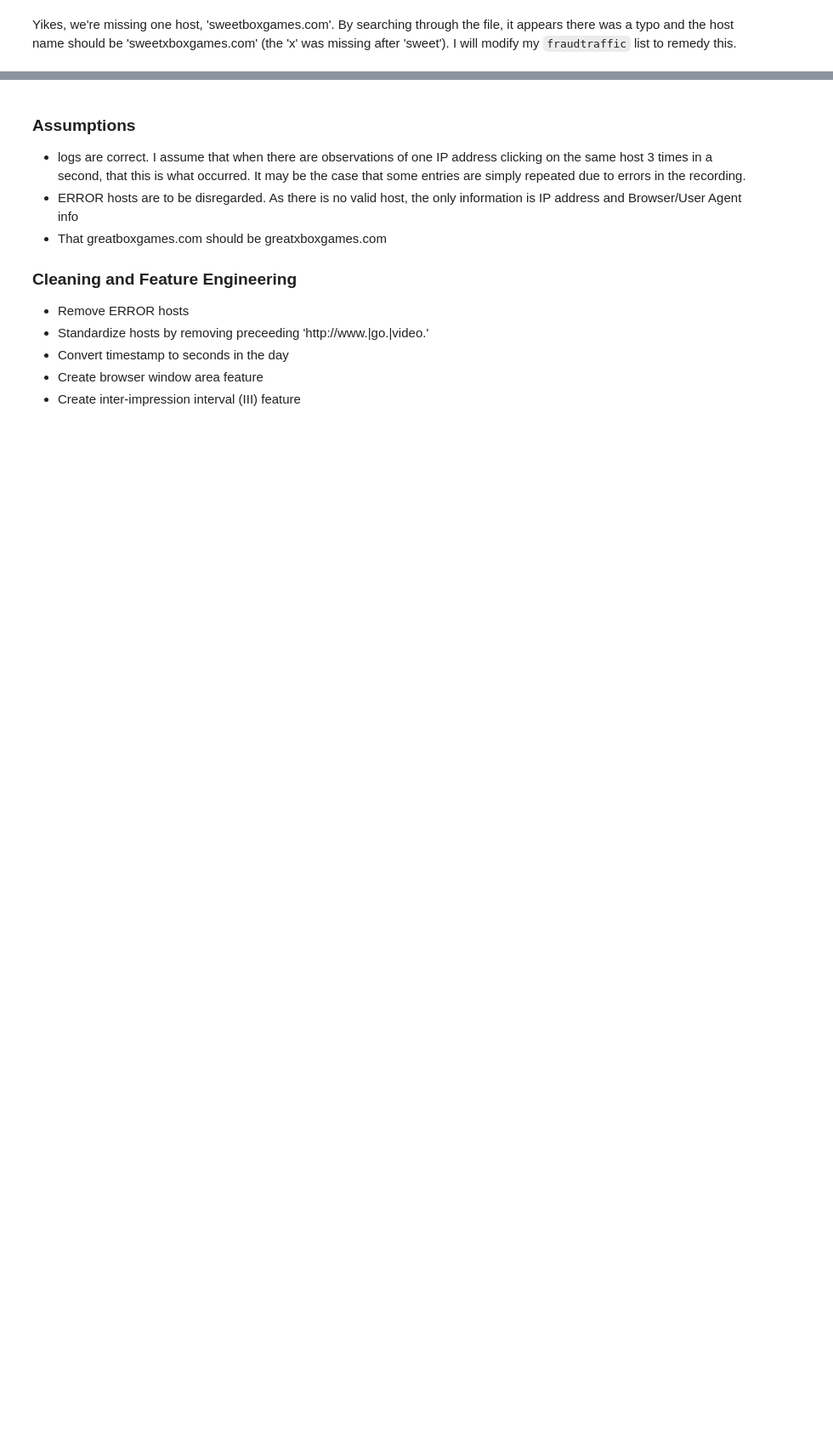
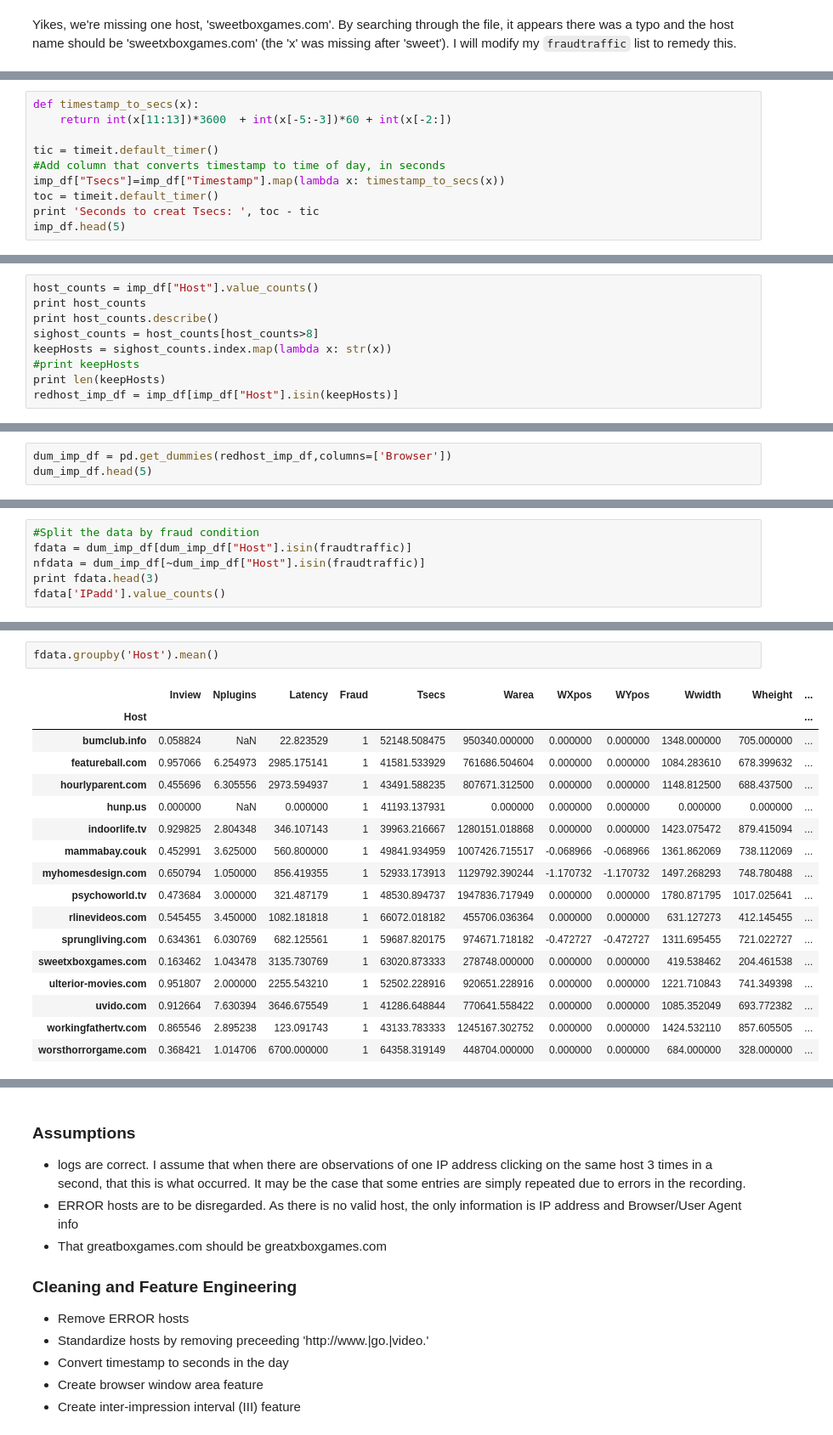
Before and after one commit to aqua001/ad_impression_fraud, a Jupyter notebook: Ad Impression Fraud Analysis.ipynb, the cells around one changed output, grey strips where cells are left out. Shown at 85% size. Saved outputs shown, nothing was run; the diff lists cells and outputs as text; blank space fills up the shorter version.

Commit message:
Add time diff code

```diff
--- a/Ad Impression Fraud Analysis.ipynb
+++ b/Ad Impression Fraud Analysis.ipynb
@@ -259,0 +292,10 @@ test_data
+# %%
+def timestamp_to_secs(x):
+    return int(x[11:13])*3600  + int(x[-5:-3])*60 + int(x[-2:])
+
+tic = timeit.default_timer()
+#Add column that converts timestamp to time of day, in seconds
+imp_df["Tsecs"]=imp_df["Timestamp"].map(lambda x: timestamp_to_secs(x))
+toc = timeit.default_timer()
+print 'Seconds to creat Tsecs: ', toc - tic
+imp_df.head(5)
@@ -259,0 +355,9 @@ test_data
+# %%
+host_counts = imp_df["Host"].value_counts()
+print host_counts
+print host_counts.describe()
+sighost_counts = host_counts[host_counts>8]
+keepHosts = sighost_counts.index.map(lambda x: str(x))
+#print keepHosts
+print len(keepHosts)
+redhost_imp_df = imp_df[imp_df["Host"].isin(keepHosts)]
@@ -259,0 +382,3 @@ test_data
+# %%
+dum_imp_df = pd.get_dummies(redhost_imp_df,columns=['Browser'])
+dum_imp_df.head(5)
@@ -259,0 +429,6 @@ test_data
+# %%
+#Split the data by fraud condition
+fdata = dum_imp_df[dum_imp_df["Host"].isin(fraudtraffic)]
+nfdata = dum_imp_df[~dum_imp_df["Host"].isin(fraudtraffic)]
+print fdata.head(3)
+fdata['IPadd'].value_counts()
@@ -259,0 +485,20 @@ test_data
+# %%
+fdata.groupby('Host').mean()
+# %% [output]
+|  | Inview | Nplugins | Latency | Fraud | Tsecs | Warea | WXpos | WYpos | Wwidth | Wheight | ... |
+| Host |  |  |  |  |  |  |  |  |  |  | ... |
+| bumclub.info | 0.058824 | NaN | 22.823529 | 1 | 52148.508475 | 950340.000000 | 0.000000 | 0.000000 | 1348.000000 | 705.000000 | ... |
+| featureball.com | 0.957066 | 6.254973 | 2985.175141 | 1 | 41581.533929 | 761686.504604 | 0.000000 | 0.000000 | 1084.283610 | 678.399632 | ... |
+| hourlyparent.com | 0.455696 | 6.305556 | 2973.594937 | 1 | 43491.588235 | 807671.312500 | 0.000000 | 0.000000 | 1148.812500 | 688.437500 | ... |
+| hunp.us | 0.000000 | NaN | 0.000000 | 1 | 41193.137931 | 0.000000 | 0.000000 | 0.000000 | 0.000000 | 0.000000 | ... |
+| indoorlife.tv | 0.929825 | 2.804348 | 346.107143 | 1 | 39963.216667 | 1280151.018868 | 0.000000 | 0.000000 | 1423.075472 | 879.415094 | ... |
+| mammabay.couk | 0.452991 | 3.625000 | 560.800000 | 1 | 49841.934959 | 1007426.715517 | -0.068966 | -0.068966 | 1361.862069 | 738.112069 | ... |
+| myhomesdesign.com | 0.650794 | 1.050000 | 856.419355 | 1 | 52933.173913 | 1129792.390244 | -1.170732 | -1.170732 | 1497.268293 | 748.780488 | ... |
+| psychoworld.tv | 0.473684 | 3.000000 | 321.487179 | 1 | 48530.894737 | 1947836.717949 | 0.000000 | 0.000000 | 1780.871795 | 1017.025641 | ... |
+| rlinevideos.com | 0.545455 | 3.450000 | 1082.181818 | 1 | 66072.018182 | 455706.036364 | 0.000000 | 0.000000 | 631.127273 | 412.145455 | ... |
+| sprungliving.com | 0.634361 | 6.030769 | 682.125561 | 1 | 59687.820175 | 974671.718182 | -0.472727 | -0.472727 | 1311.695455 | 721.022727 | ... |
+| sweetxboxgames.com | 0.163462 | 1.043478 | 3135.730769 | 1 | 63020.873333 | 278748.000000 | 0.000000 | 0.000000 | 419.538462 | 204.461538 | ... |
+| ulterior-movies.com | 0.951807 | 2.000000 | 2255.543210 | 1 | 52502.228916 | 920651.228916 | 0.000000 | 0.000000 | 1221.710843 | 741.349398 | ... |
+| uvido.com | 0.912664 | 7.630394 | 3646.675549 | 1 | 41286.648844 | 770641.558422 | 0.000000 | 0.000000 | 1085.352049 | 693.772382 | ... |
+| workingfathertv.com | 0.865546 | 2.895238 | 123.091743 | 1 | 43133.783333 | 1245167.302752 | 0.000000 | 0.000000 | 1424.532110 | 857.605505 | ... |
+| worsthorrorgame.com | 0.368421 | 1.014706 | 6700.000000 | 1 | 64358.319149 | 448704.000000 | 0.000000 | 0.000000 | 684.000000 | 328.000000 | ... |
```
Also changed, not shown: parts of 42 cells of this notebook.
